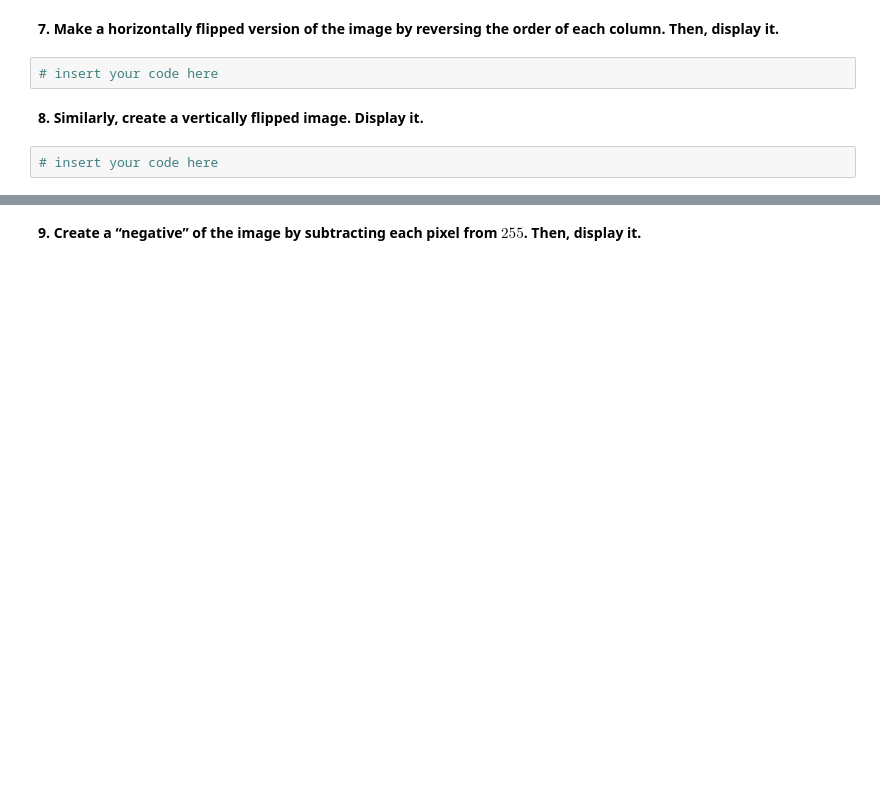
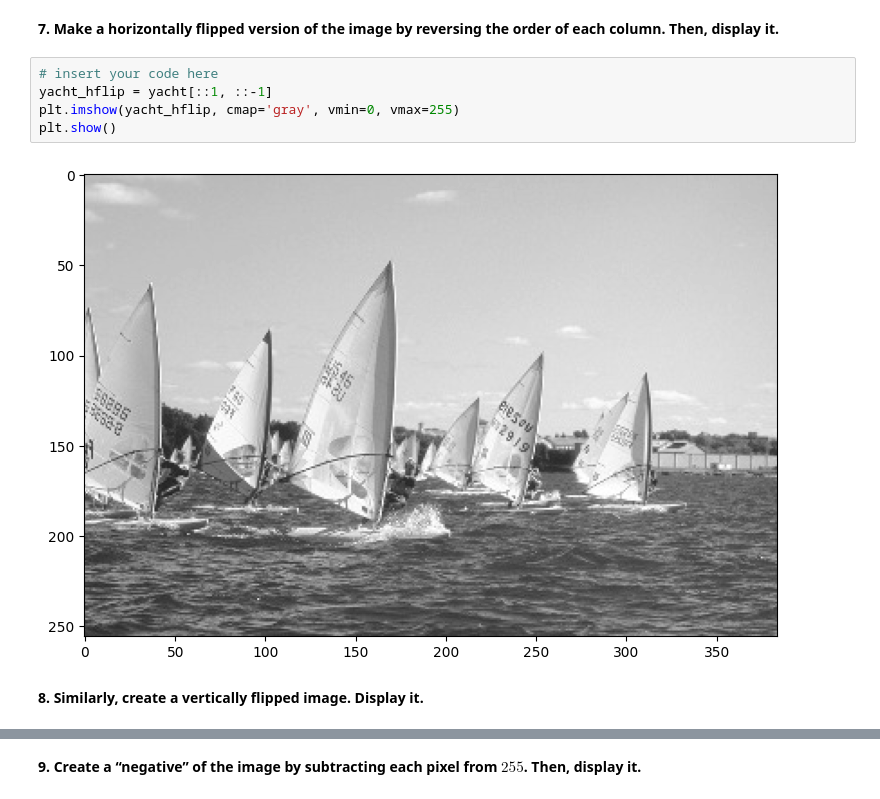
Before and after one commit to cdavin2/dsp_lab10a, a Jupyter notebook: lab10a_final_report.ipynb, the cells around one changed output, grey strips where cells are left out. Drawn from its saved outputs; the diff is of its cells as text; blank space fills up the shorter version.

```diff
--- a/lab10a_final_report.ipynb
+++ b/lab10a_final_report.ipynb
@@ -74,8 +107,11 @@ plt.show()
 # %% [markdown]
 **7.  Make a horizontally flipped version of the image by reversing the order of each column. Then, display it.**
-# %%
-# insert your code here
+# %%
+# insert your code here
+yacht_hflip = yacht[::1, ::-1]
+plt.imshow(yacht_hflip, cmap='gray', vmin=0, vmax=255)
+plt.show()
+# %% [output]
+[figure, added]
 # %% [markdown]
 **8. Similarly, create a vertically flipped image. Display it.**
-# %%
-# insert your code here
```
Also changed, not shown: parts of 40 cells of this notebook.
